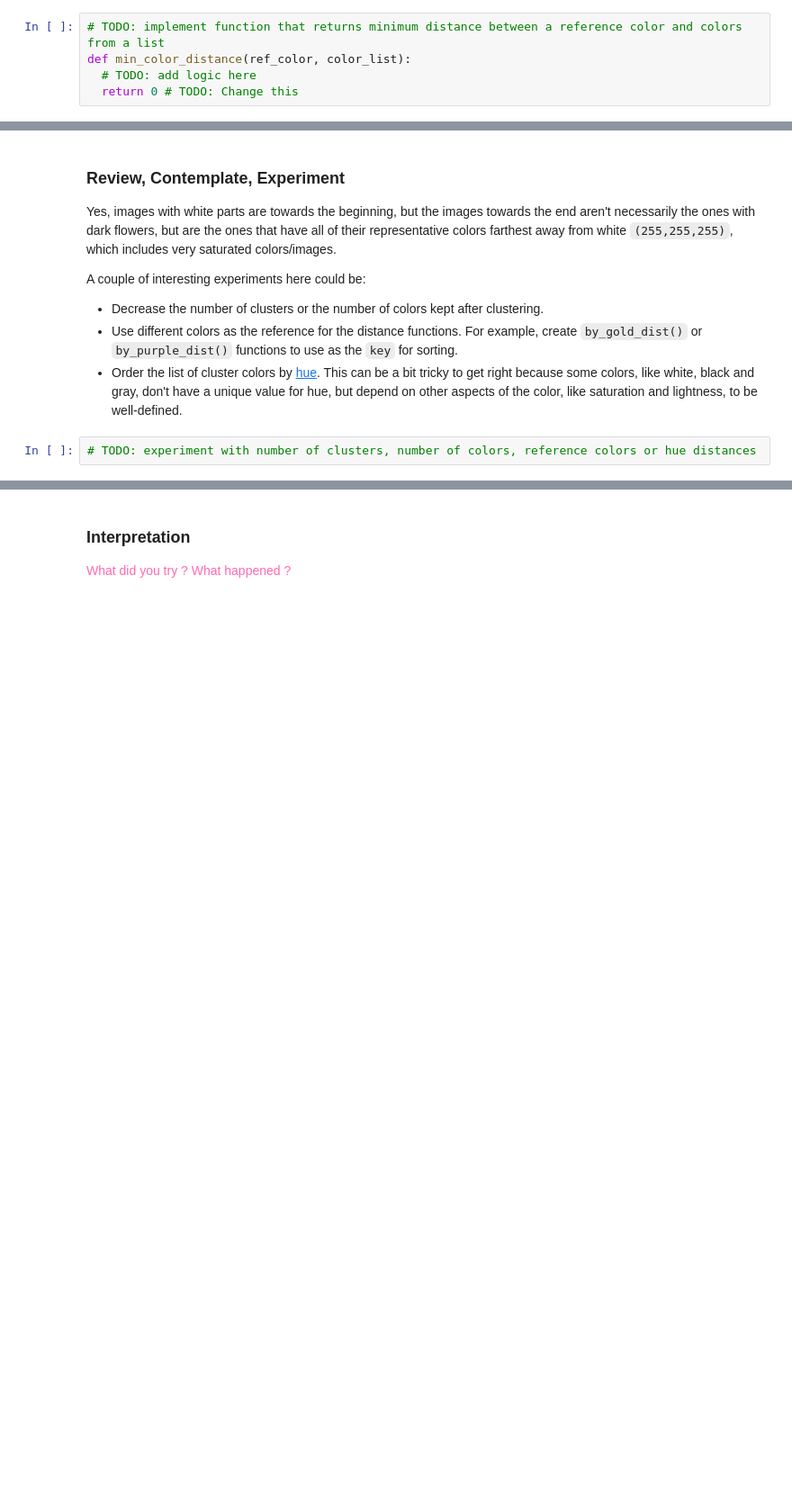
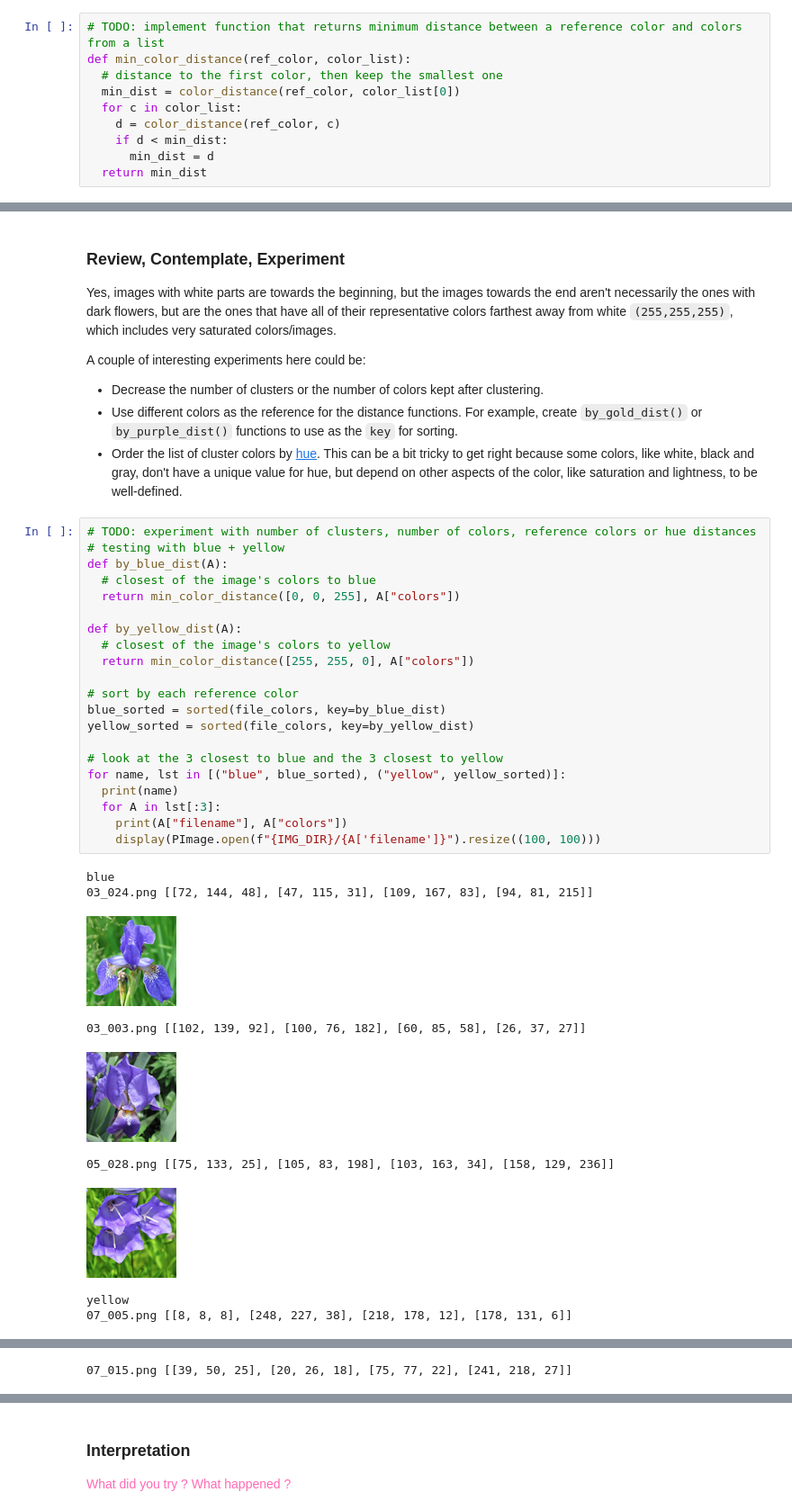
Before and after one commit to Tedesco-AI-ML-F2026/Homework09, a Jupyter notebook: Homework09.ipynb, the cells around one changed output, grey strips where cells are left out. Shown at 90% size. Cells and saved outputs as stored; diff of their text form; blank space fills up the shorter version.

```diff
--- a/Homework09.ipynb
+++ b/Homework09.ipynb
@@ -763,8 +763,13 @@ print(color_distance([106,71,61], [105,136,100]), "should be", 75.81)
 # %%
 # TODO: implement function that returns minimum distance between a reference color and colors from a list
 def min_color_distance(ref_color, color_list):
-  # TODO: add logic here
-  return 0 # TODO: Change this
+  # distance to the first color, then keep the smallest one
+  min_dist = color_distance(ref_color, color_list[0])
+  for c in color_list:
+    d = color_distance(ref_color, c)
+    if d < min_dist:
+      min_dist = d
+  return min_dist
 # %% [markdown]
 Three tests for the `min_color_distance()` function:
 # %%
@@ -817,5 +844,34 @@ A couple of interesting experiments here could be:
 - Decrease the number of clusters or the number of colors kept after clustering.
 - Use different colors as the reference for the distance functions. For example, create `by_gold_dist()` or `by_purple_dist()` functions to use as the `key` for sorting.
 - Order the list of cluster colors by [hue](https://stackoverflow.com/questions/23090019/fastest-formula-to-get-hue-from-rgb). This can be a bit tricky to get right because some colors, like white, black and gray, don't have a unique value for hue, but depend on other aspects of the color, like saturation and lightness, to be well-defined.
-# %%
-# TODO: experiment with number of clusters, number of colors, reference colors or hue distances
+# %%
+# TODO: experiment with number of clusters, number of colors, reference colors or hue distances
+# testing with blue + yellow
+def by_blue_dist(A):
+  # closest of the image's colors to blue
+  return min_color_distance([0, 0, 255], A["colors"])
+
+def by_yellow_dist(A):
+  # closest of the image's colors to yellow
+  return min_color_distance([255, 255, 0], A["colors"])
+
+# sort by each reference color
+blue_sorted = sorted(file_colors, key=by_blue_dist)
+yellow_sorted = sorted(file_colors, key=by_yellow_dist)
+
+# look at the 3 closest to blue and the 3 closest to yellow
+for name, lst in [("blue", blue_sorted), ("yellow", yellow_sorted)]:
+  print(name)
+  for A in lst[:3]:
+    print(A["filename"], A["colors"])
+    display(PImage.open(f"{IMG_DIR}/{A['filename']}").resize((100, 100)))
+# %% [output]
+blue
+03_024.png [[72, 144, 48], [47, 115, 31], [109, 167, 83], [94, 81, 215]]
+[figure, added]
+03_003.png [[102, 139, 92], [100, 76, 182], [60, 85, 58], [26, 37, 27]]
+[figure, added]
+05_028.png [[75, 133, 25], [105, 83, 198], [103, 163, 34], [158, 129, 236]]
+[figure, added]
+yellow
+07_005.png [[8, 8, 8], [248, 227, 38], [218, 178, 12], [178, 131, 6]]
@@ -821,0 +879 @@ A couple of interesting experiments here could be:
+07_015.png [[39, 50, 25], [20, 26, 18], [75, 77, 22], [241, 218, 27]]
```
Also changed, not shown: parts of 8 cells of this notebook, 1 other file.
